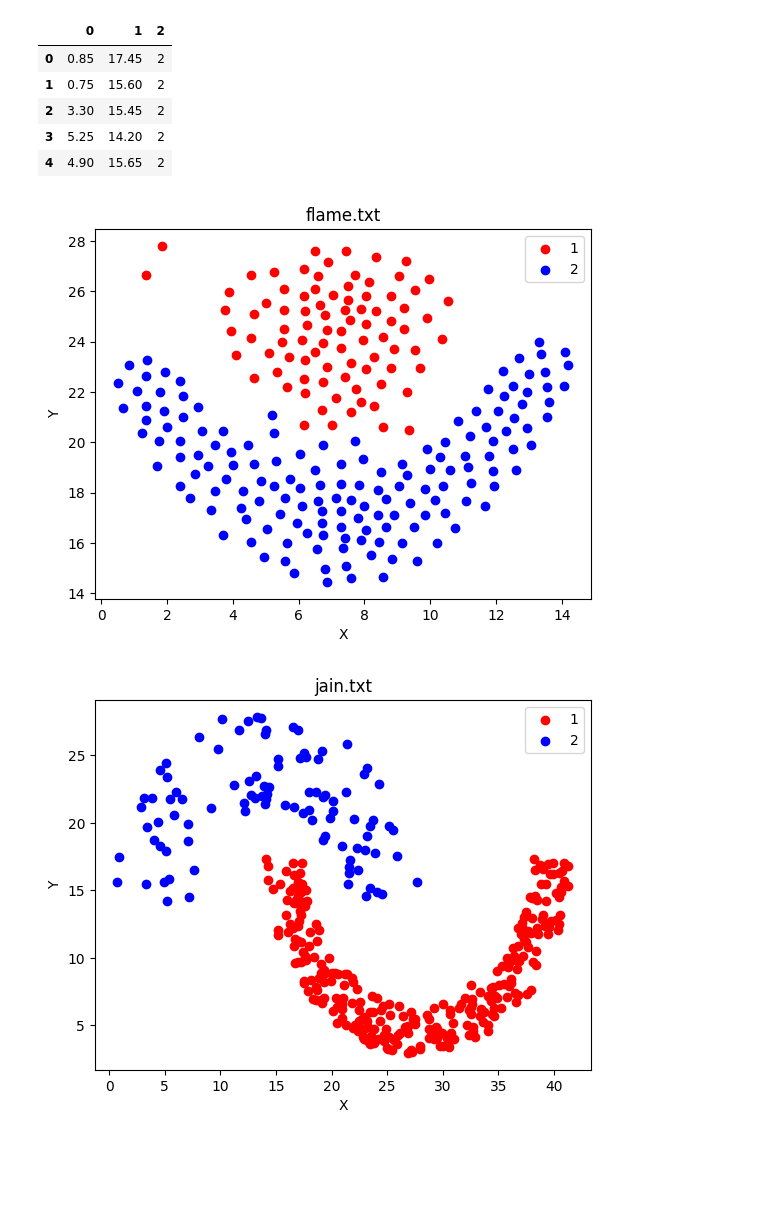
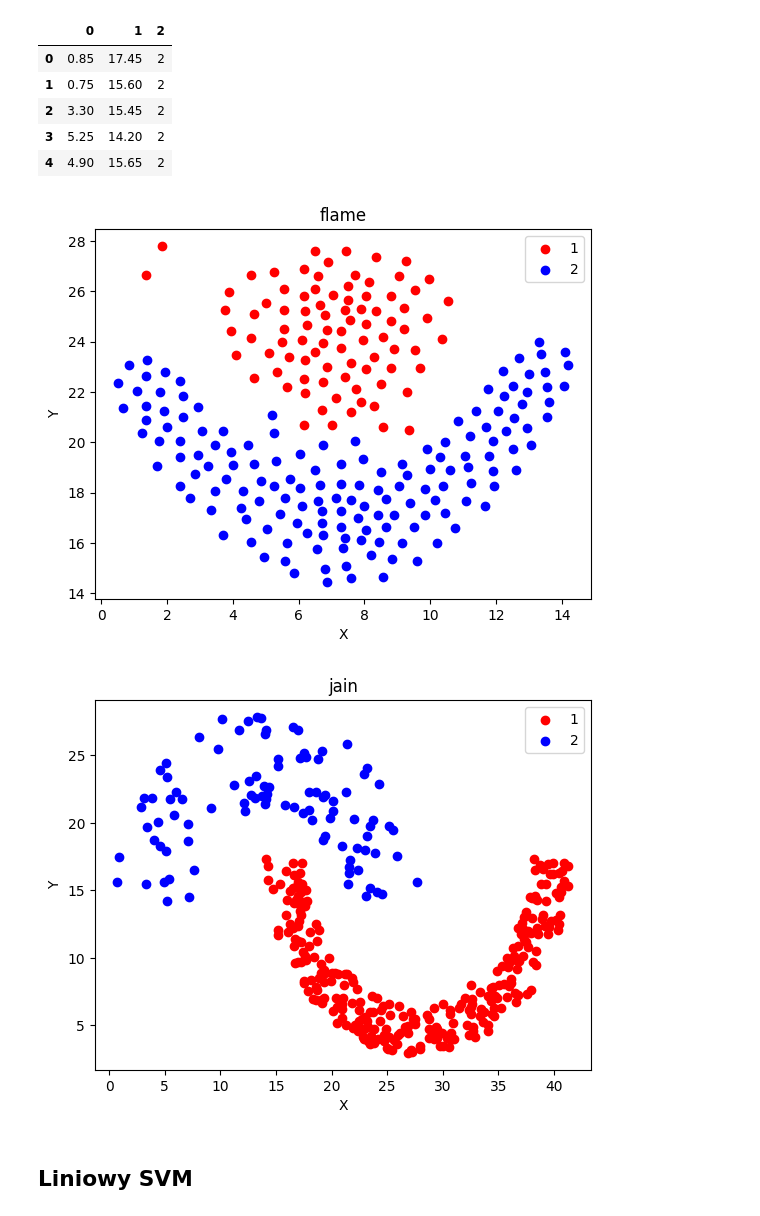
Before and after one commit to uqsz/machine_learning, a Jupyter notebook: lab3/lab3.ipynb, the cells around one changed output. Cells and saved outputs as stored; diff of their text form; code cells hidden in the pictures; blank space fills up the shorter version.

```diff
--- a/lab3/lab3.ipynb
+++ b/lab3/lab3.ipynb
@@ -40,9 +58,11 @@ def show(df,title="null"):
     plt.show()
 # %%
-show(flame,"flame.txt")
+show(flame,"flame")
 # %% [output]
-[figure, old version]
+[figure, new version]
 # %%
-show(jain,"jain.txt")
+show(jain,"jain")
 # %% [output]
-[figure, old version]
+[figure, new version]
+# %% [markdown]
+## Liniowy SVM
```
Also changed, not shown: parts of 8 cells of this notebook, 11 other files.
